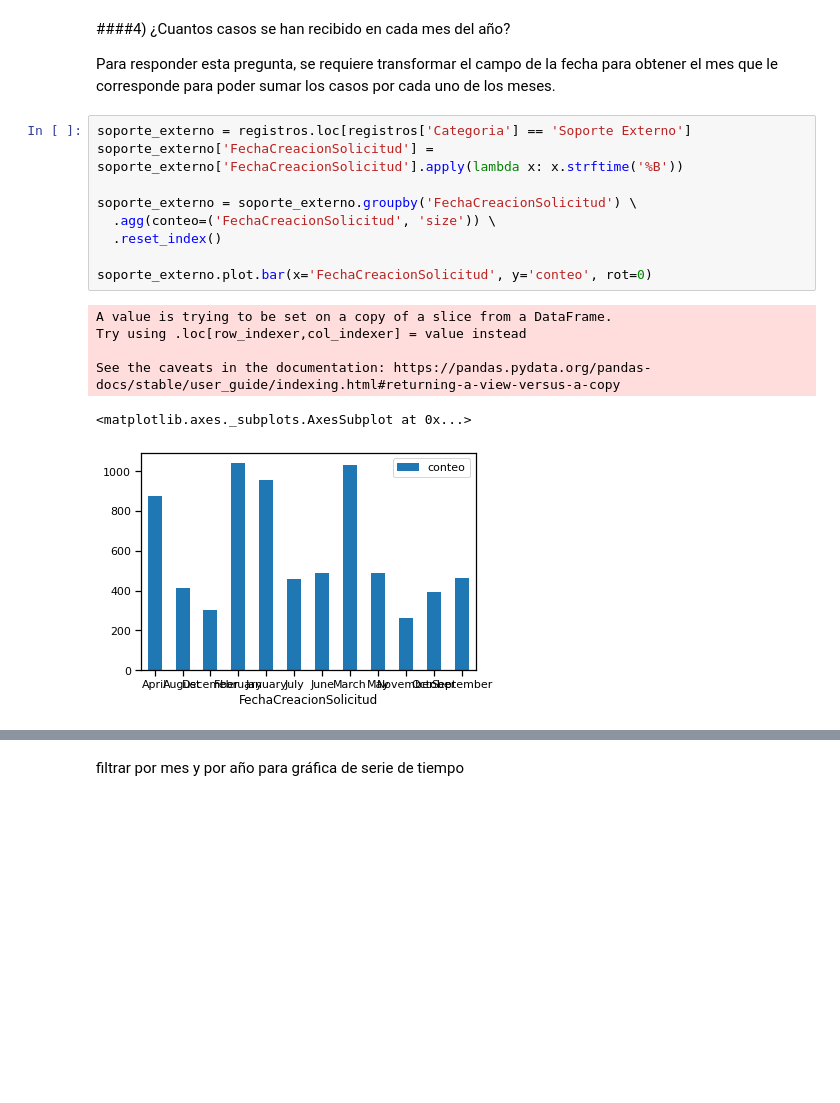
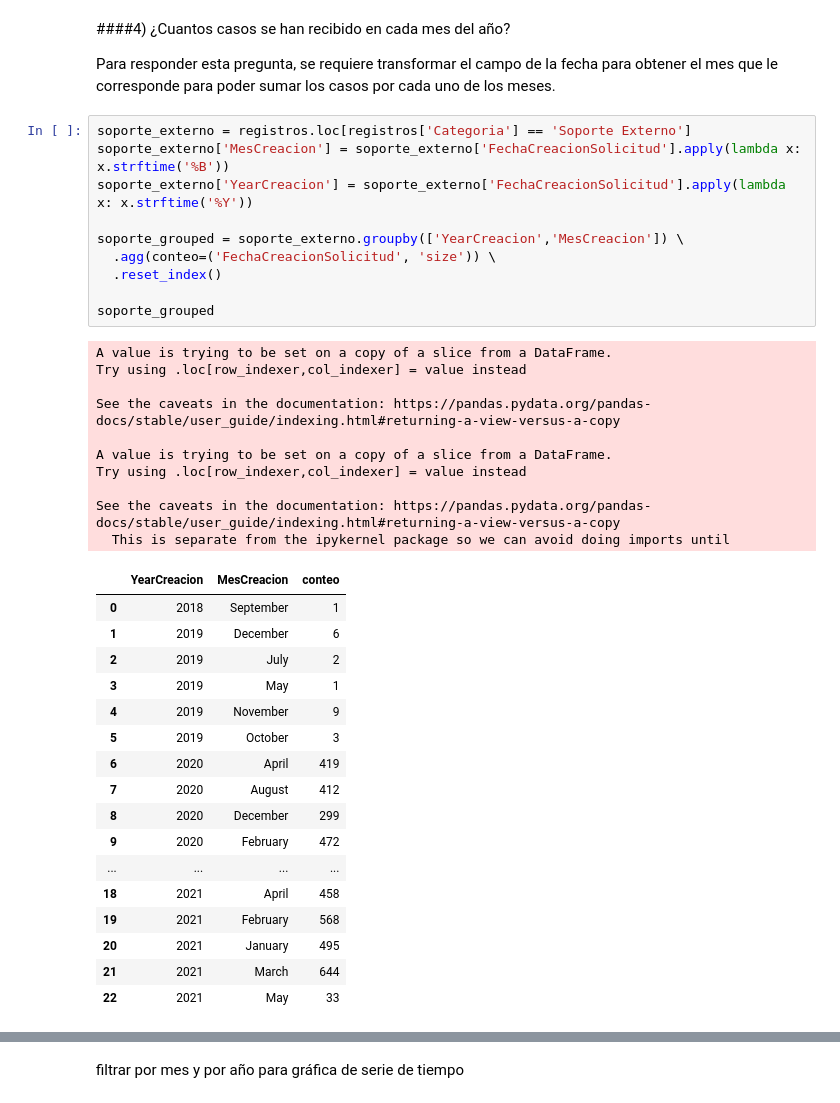
Before and after one commit to earandir/Data-Analyst, a Jupyter notebook: Modulo04/CheckPoint/Proyecto_CheckPoint.ipynb, the cells around one changed output, grey strips where cells are left out. Cells and saved outputs as stored; diff of their text form; blank space fills up the shorter version.

```diff
--- a/Modulo04/CheckPoint/Proyecto_CheckPoint.ipynb
+++ b/Modulo04/CheckPoint/Proyecto_CheckPoint.ipynb
@@ -186,17 +186,39 @@ sns.set_context('notebook')
 Para responder esta pregunta, se requiere transformar el campo de la fecha para obtener el mes que le corresponde para poder sumar los casos por cada uno de los meses.
 # %%
 soporte_externo = registros.loc[registros['Categoria'] == 'Soporte Externo']
-soporte_externo['FechaCreacionSolicitud'] = soporte_externo['FechaCreacionSolicitud'].apply(lambda x: x.strftime('%B'))
+soporte_externo['MesCreacion'] = soporte_externo['FechaCreacionSolicitud'].apply(lambda x: x.strftime('%B'))
+soporte_externo['YearCreacion'] = soporte_externo['FechaCreacionSolicitud'].apply(lambda x: x.strftime('%Y'))
 
-soporte_externo = soporte_externo.groupby('FechaCreacionSolicitud') \
+soporte_grouped = soporte_externo.groupby(['YearCreacion','MesCreacion']) \
   .agg(conteo=('FechaCreacionSolicitud', 'size')) \
   .reset_index()
 
-soporte_externo.plot.bar(x='FechaCreacionSolicitud', y='conteo', rot=0)
+soporte_grouped
 # %% [output]
 A value is trying to be set on a copy of a slice from a DataFrame.
 Try using .loc[row_indexer,col_indexer] = value instead
 
 See the caveats in the documentation: https://pandas.pydata.org/pandas-docs/stable/user_guide/indexing.html#returning-a-view-versus-a-copy
+
+A value is trying to be set on a copy of a slice from a DataFrame.
+Try using .loc[row_indexer,col_indexer] = value instead
+
+See the caveats in the documentation: https://pandas.pydata.org/pandas-docs/stable/user_guide/indexing.html#returning-a-view-versus-a-copy
+  This is separate from the ipykernel package so we can avoid doing imports until
-<matplotlib.axes._subplots.AxesSubplot at 0x...>
-[figure, removed]
+|  | YearCreacion | MesCreacion | conteo |
+| 0 | 2018 | September | 1 |
+| 1 | 2019 | December | 6 |
+| 2 | 2019 | July | 2 |
+| 3 | 2019 | May | 1 |
+| 4 | 2019 | November | 9 |
+| 5 | 2019 | October | 3 |
+| 6 | 2020 | April | 419 |
+| 7 | 2020 | August | 412 |
+| 8 | 2020 | December | 299 |
+| 9 | 2020 | February | 472 |
+| ... | ... | ... | ... |
+| 18 | 2021 | April | 458 |
+| 19 | 2021 | February | 568 |
+| 20 | 2021 | January | 495 |
+| 21 | 2021 | March | 644 |
+| 22 | 2021 | May | 33 |
```
Also changed, not shown: parts of 1 cell of this notebook.
